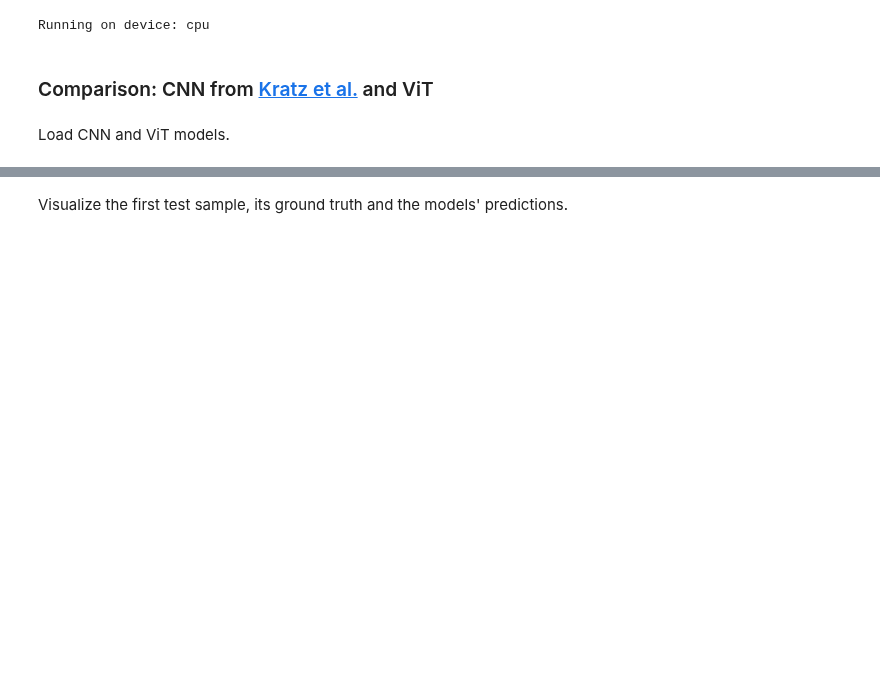
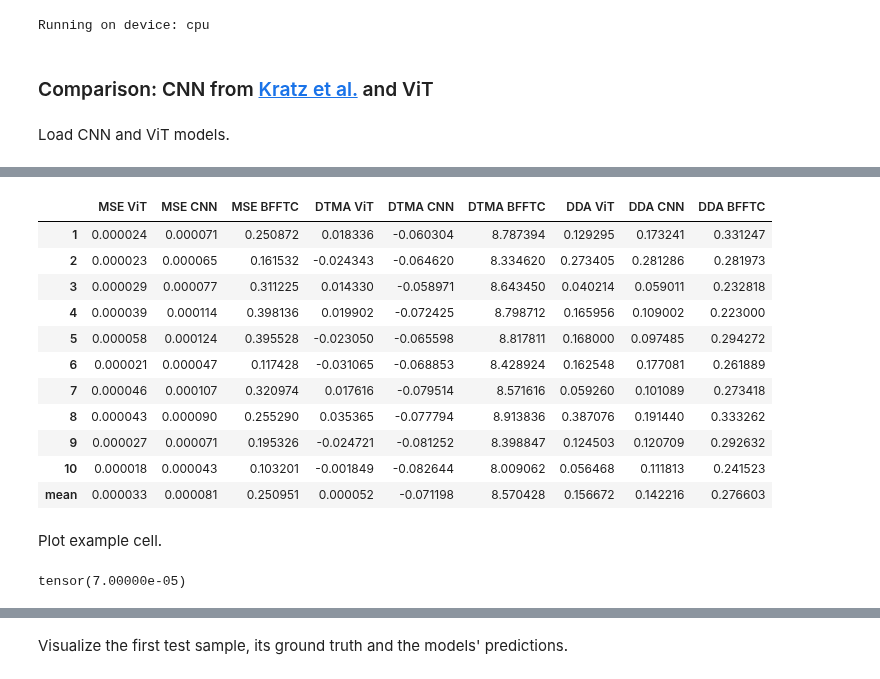
Before and after one commit to alo996/UQ_DL-TFM, a Jupyter notebook: ViT-TFM/1. ViT architecture.ipynb, the cells around one changed output, grey strips where cells are left out. Cells and saved outputs as stored; diff of their text form; code cells hidden in the pictures; blank space fills up the shorter version.

Commit message:
BFFTC tests

```diff
--- a/ViT-TFM/1. ViT architecture.ipynb
+++ b/ViT-TFM/1. ViT architecture.ipynb
@@ -160,13 +184,17 @@ appended_multi_predictions, appended_multi_targets = append_predictions_and_targ
 dtma_vit_new = dtma(appended_multi_predictions, appended_multi_targets, device, True)
 dda_vit_new = dda(appended_multi_predictions, appended_multi_targets, device, True)
 # %%
-appended_cnn_predictions, appended_cnn_targets = append_predictions_and_targets(torch.tensor(np.moveaxis(pred_cnn, 3, 1)), Y_test, device)
+appended_cnn_predictions, appended_cnn_targets = append_predictions_and_targets(torch.tensor(np.moveaxis(pred_cnn, 3, 1))[:, :, 3:101, 3:101], ground_truths_trimmed, device)
 dtma_cnn = dtma(appended_cnn_predictions, appended_cnn_targets, device, True)
 dda_cnn = dda(appended_cnn_predictions, appended_cnn_targets, device, True)
+# %%
+appended_bfftc_predictions, appended_bfftc_targets = append_predictions_and_targets(bfftc_predictions_trimmed, ground_truths_trimmed, device)
+dtma_bfftc = dtma(appended_bfftc_predictions, appended_bfftc_targets, device, True)
+dda_bfftc = dda(appended_bfftc_predictions, appended_bfftc_targets, device, True)
 # %%
-dtma_vit_old = torch.reshape(dtma_vit_old, (Y_test.shape[0], 1))
-dtma_vit_new = torch.reshape(dtma_vit_new, (Y_test.shape[0], 1))
-dtma_cnn = torch.reshape(dtma_cnn, (Y_test.shape[0], 1))
-dda_vit_old = torch.reshape(dda_vit_old, (Y_test.shape[0], 1))
-dda_vit_new = torch.reshape(dda_vit_new, (Y_test.shape[0], 1))
-dda_cnn = torch.reshape(dda_cnn, (Y_test.shape[0], 1))
+dtma_vit_new = torch.reshape(dtma_vit_new, (ground_truths_trimmed.shape[0], 1))
+dtma_cnn = torch.reshape(dtma_cnn, (ground_truths_trimmed.shape[0], 1))
+dtma_bfftc = torch.reshape(dtma_bfftc, (ground_truths_trimmed.shape[0], 1))
+dda_vit_new = torch.reshape(dda_vit_new, (ground_truths_trimmed.shape[0], 1))
+dda_cnn = torch.reshape(dda_cnn, (ground_truths_trimmed.shape[0], 1))
+dda_bfftc = torch.reshape(dda_bfftc, (ground_truths_trimmed.shape[0], 1))
@@ -180 +201,4 @@ loss_vit_multi = alpha * mse_vit_multi + alpha * torch.sqrt(dtma_vit_multi ** 2)
+# %%
+def highlight_closes_to_zero(s, props=''):
+    return np.where(np.absolute(s) == np.nanmin(np.absolute(s.values)), props, '')
 # %%
@@ -229,0 +233,29 @@ metrics.set_properties(**{'text-align': 'center'}).hide_index()
+# %%
+metrics = metrics.head(10)
+metrics.index += 1
+metrics.loc['mean'] = metrics.mean()
+slice_ = ['MSE ViT', 'MSE CNN', 'MSE BFFTC']
+metrics = metrics.style.apply(highlight_closes_to_zero, props='color:white; background-color:purple', subset=slice_, axis=1)
+slice_ = ['DTMA ViT', 'DTMA CNN', 'DTMA BFFTC']
+metrics = metrics.apply(highlight_closes_to_zero, props='color:white; background-color:purple', subset=slice_, axis=1)
+slice_ = ['DDA ViT', 'DDA CNN','DDA BFFTC']
+metrics = metrics.apply(highlight_closes_to_zero, props='color:white; background-color:purple', subset=slice_, axis=1)
+metrics = metrics.set_table_styles([dict(selector='th', props=[('text-align', 'center')])])
+metrics.set_properties(**{'text-align': 'center'})
+
+metrics.set_properties(**{"border": "0.5px solid black"})
+# %% [output]
+|  | MSE ViT | MSE CNN | MSE BFFTC | DTMA ViT | DTMA CNN | DTMA BFFTC | DDA ViT | DDA CNN | DDA BFFTC |
+| 1 | 0.000024 | 0.000071 | 0.250872 | 0.018336 | -0.060304 | 8.787394 | 0.129295 | 0.173241 | 0.331247 |
+| 2 | 0.000023 | 0.000065 | 0.161532 | -0.024343 | -0.064620 | 8.334620 | 0.273405 | 0.281286 | 0.281973 |
+| 3 | 0.000029 | 0.000077 | 0.311225 | 0.014330 | -0.058971 | 8.643450 | 0.040214 | 0.059011 | 0.232818 |
+| 4 | 0.000039 | 0.000114 | 0.398136 | 0.019902 | -0.072425 | 8.798712 | 0.165956 | 0.109002 | 0.223000 |
+| 5 | 0.000058 | 0.000124 | 0.395528 | -0.023050 | -0.065598 | 8.817811 | 0.168000 | 0.097485 | 0.294272 |
+| 6 | 0.000021 | 0.000047 | 0.117428 | -0.031065 | -0.068853 | 8.428924 | 0.162548 | 0.177081 | 0.261889 |
+| 7 | 0.000046 | 0.000107 | 0.320974 | 0.017616 | -0.079514 | 8.571616 | 0.059260 | 0.101089 | 0.273418 |
+| 8 | 0.000043 | 0.000090 | 0.255290 | 0.035365 | -0.077794 | 8.913836 | 0.387076 | 0.191440 | 0.333262 |
+| 9 | 0.000027 | 0.000071 | 0.195326 | -0.024721 | -0.081252 | 8.398847 | 0.124503 | 0.120709 | 0.292632 |
+| 10 | 0.000018 | 0.000043 | 0.103201 | -0.001849 | -0.082644 | 8.009062 | 0.056468 | 0.111813 | 0.241523 |
+| mean | 0.000033 | 0.000081 | 0.250951 | 0.000052 | -0.071198 | 8.570428 | 0.156672 | 0.142216 | 0.276603 |
+# %% [markdown]
+Plot example cell.
@@ -229,0 +265,4 @@ metrics.set_properties(**{'text-align': 'center'}).hide_index()
+# %%
+torch.round(mse_cnn[0, 0], decimals=5)
+# %% [output]
+tensor(7.00000e-05)
```
Also changed, not shown: parts of 33 cells of this notebook, 1 other file.
